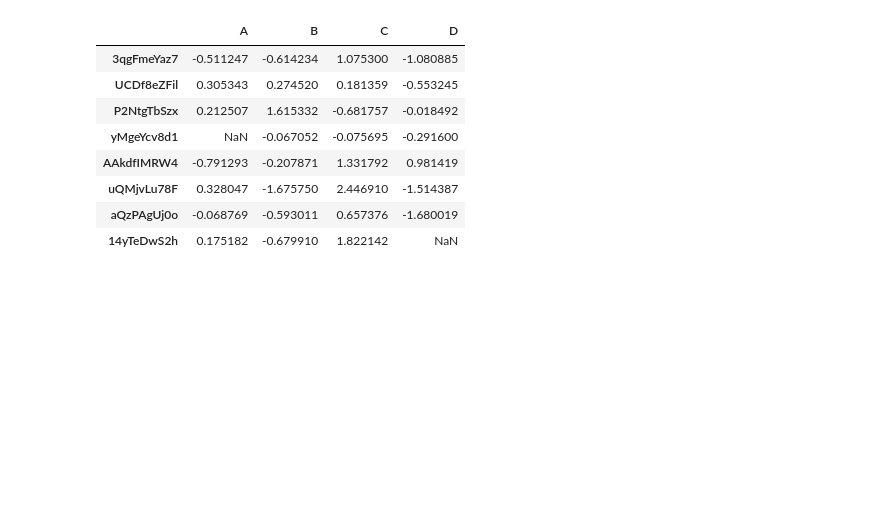
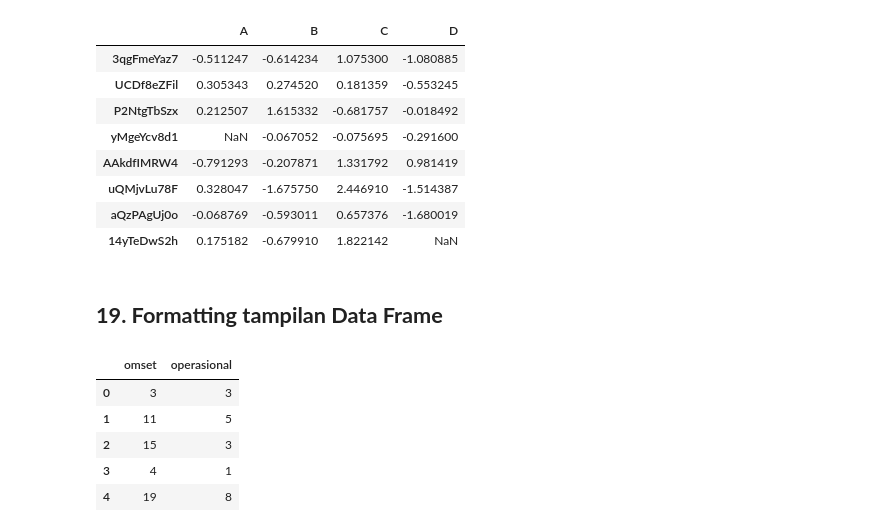
Before and after one commit to Edy-Mochamad/Learn-jupyter-notebook, a Jupyter notebook: pandas.ipynb, the cells around one changed output. Drawn from its saved outputs; the diff is of its cells as text; code cells hidden in the pictures; blank space fills up the shorter version.

```diff
--- a/pandas.ipynb
+++ b/pandas.ipynb
@@ -928,3 +928,19 @@ pd.util.testing.makeMissingDataframe().head(8)
 | uQMjvLu78F | 0.328047 | -1.675750 | 2.446910 | -1.514387 |
 | aQzPAgUj0o | -0.068769 | -0.593011 | 0.657376 | -1.680019 |
 | 14yTeDwS2h | 0.175182 | -0.679910 | 1.822142 | NaN |
+# %% [markdown]
+## **19. Formatting tampilan Data Frame**
+# %%
+n_rows = 5
+n_cols = 2
+cols = ['omset', 'operasional']
+
+df = pd.DataFrame(np.random.randint(1, 20, size = (n_rows, n_cols)), columns = cols)
+df
+# %% [output]
+|  | omset | operasional |
+| 0 | 3 | 3 |
+| 1 | 11 | 5 |
+| 2 | 15 | 3 |
+| 3 | 4 | 1 |
+| 4 | 19 | 8 |
```
Also changed, not shown: parts of 3 cells of this notebook.
